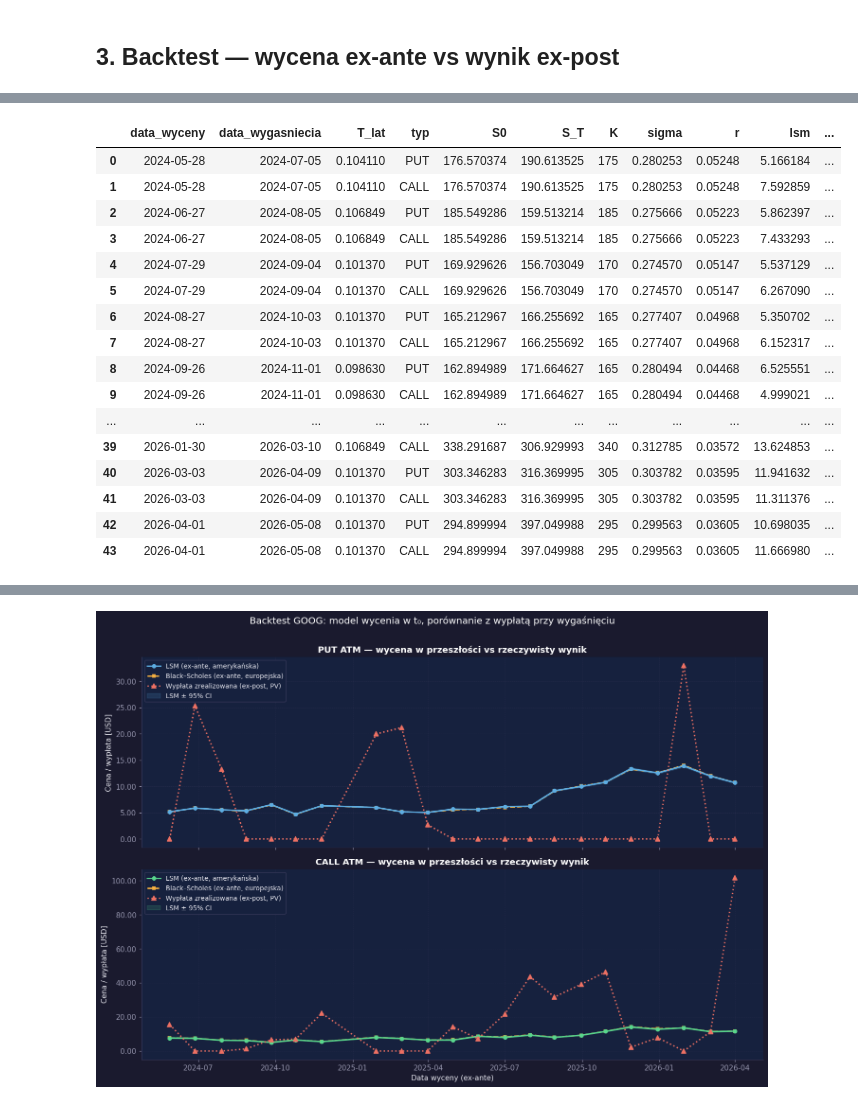
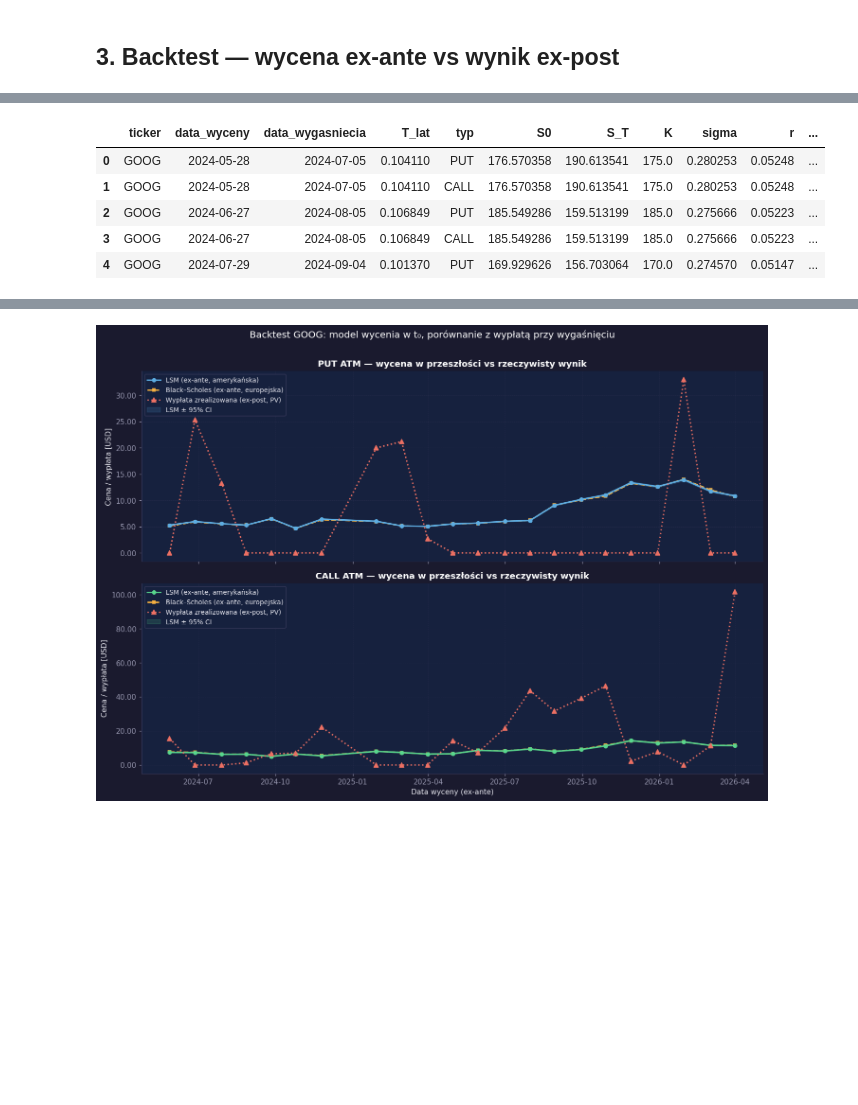
Before and after one commit to michalmarchwiak/MDP, a Jupyter notebook: lsm_goog_options.ipynb, the cells around one changed output, grey strips where cells are left out. Cells and saved outputs as stored; diff of their text form; code cells hidden in the pictures; blank space fills up the shorter version.

Commit message:
plik do prezentacji, zawiera porownanie symulacji korzystajac z LS do wyceny opcji z cenami historycznymi pobranymi przez yfinance wraz z wykresami porownujacymi uzyskane wyniki z historycznymi

```diff
--- a/lsm_goog_options.ipynb
+++ b/lsm_goog_options.ipynb
@@ -220,17 +252,28 @@ def wypłata_zrealizowana(S_T: float, K: float, typ: str) -> float:
     return max(K - S_T, 0.0) if typ == "put" else max(S_T - K, 0.0)
 
 
-def atm_strike(S0: float, krok: float = 5.0) -> float:
-    return round(S0 / krok) * krok
+def krok_strike(S0: float) -> float:
+    """Dobiera krok strike w zależności od ceny akcji."""
+    if S0 < 25:
+        return 1.0
+    if S0 < 100:
+        return 2.5
+    return 5.0
+
+
+def atm_strike(S0: float) -> float:
+    step = krok_strike(S0)
+    return round(S0 / step) * step
 # %% [markdown]
 ## 3. Backtest — wycena ex-ante vs wynik ex-post
 # %%
 def uruchom_backtest(
+    ticker: str,
     spot: pd.DataFrame,
     irx: pd.DataFrame,
     scenariusze: list,
     typy: list[str] = ("put", "call"),
-    strikes_wzgl: list[float] = (0.0,),  # 0 = ATM, -0.05 = 5% OTM put
+    strikes_wzgl: list[float] = (0.0,),
 ) -> pd.DataFrame:
     """
     Dla każdego scenariusza wycenia opcję w t₀ (tylko dane do t₀)
@@ -247,20 +290,22 @@ def uruchom_backtest(
         if np.isnan(sigma) or sigma <= 0:
             continue
 
+        step = krok_strike(S0)
         for offset in strikes_wzgl:
-            K_base = atm_strike(S0)
-            K = K_base * (1 + offset)
-            K = round(K / 5) * 5
+            K = atm_strike(S0 * (1 + offset))
+            K = round(K / step) * step
 
             for typ in typy:
+                seed = RNG_SEED + hash(ticker) % 10_000 + idx * 10 + int(offset * 100)
                 lsm, lsm_se = lsm_longstaff_schwartz(
-                    S0, K, r, sigma, T, typ=typ, seed=RNG_SEED + idx * 10 + int(offset * 100)
+                    S0, K, r, sigma, T, typ=typ, seed=seed
                 )
                 bs = bs_european(S0, K, r, sigma, T, typ=typ)
                 payoff = wypłata_zrealizowana(S_T, K, typ)
                 payoff_pv = np.exp(-r * T) * payoff
 
                 rows.append({
+                    "ticker": ticker,
                     "data_wyceny": t0.date(),
                     "data_wygasniecia": t_exp.date(),
                     "T_lat": T,
@@ -273,19 +318,43 @@ def uruchom_backtest(
                     "lsm": lsm,
                     "lsm_se": lsm_se,
                     "bs": bs,
+                    "lsm_minus_bs": lsm - bs,
                     "premia_amerykanska": lsm - bs,
                     "wypłata_rzeczywista": payoff,
                     "wypłata_zdyskontowana": payoff_pv,
                     "blad_lsm": lsm - payoff_pv,
                     "blad_bs": bs - payoff_pv,
-                    "blad_lsm_pct": (lsm - payoff_pv) / max(payoff_pv, 0.01) * 100 if payoff_pv > 0.01 else np.nan,
                 })
 
     return pd.DataFrame(rows)
 
 
-print("Uruchamianie backtestu (ATM put + call)...")
-wyniki = uruchom_backtest(spot_hist, irx_hist, scenariusze)
-print(f"Gotowe: {len(wyniki)} wierszy, {wyniki['data_wyceny'].nunique()} dat wyceny")
-wyniki
+def backtest_wszystkie_tickery(
+    tickers: list[str],
+    spot_cache: dict[str, pd.DataFrame],
+    irx: pd.DataFrame,
+) -> pd.DataFrame:
+    """Uruchamia backtest dla każdego tickera i łączy wyniki."""
+    ramki = []
+    for ticker in tickers:
+        if ticker not in spot_cache:
+            print(f"  {ticker}: pominięty (brak danych)")
+            continue
+        spot = spot_cache[ticker]
+        scen = generuj_scenariusze(spot)
+        if not scen:
+            print(f"  {ticker}: pominięty (brak scenariuszy)")
+            continue
+        print(f"  {ticker}: {len(scen)} scenariuszy × 2 typy opcji...")
+        df = uruchom_backtest(ticker, spot, irx, scen)
+        ramki.append(df)
+        print(f"           → {len(df)} wierszy")
+    return pd.concat(ramki, ignore_index=True) if ramki else pd.DataFrame()
+
+
+print("Uruchamianie backtestu dla wszystkich spółek...")
+wyniki_all = backtest_wszystkie_tickery(TICKERS, spot_cache, irx_hist)
+wyniki = wyniki_all[wyniki_all["ticker"] == TICKER].copy()
+print(f"\nRazem: {len(wyniki_all)} wierszy  |  {TICKER}: {len(wyniki)} wierszy")
+wyniki_all.head()
 # %% [output]
@@ -294,19 +380,8 @@ Gotowe: 44 wierszy, 22 dat wyceny
-|  | data_wyceny | data_wygasniecia | T_lat | typ | S0 | S_T | K | sigma | r | lsm | ... |
-| 0 | 2024-05-28 | 2024-07-05 | 0.104110 | PUT | 176.570374 | 190.613525 | 175 | 0.280253 | 0.05248 | 5.166184 | ... |
-| 1 | 2024-05-28 | 2024-07-05 | 0.104110 | CALL | 176.570374 | 190.613525 | 175 | 0.280253 | 0.05248 | 7.592859 | ... |
-| 2 | 2024-06-27 | 2024-08-05 | 0.106849 | PUT | 185.549286 | 159.513214 | 185 | 0.275666 | 0.05223 | 5.862397 | ... |
-| 3 | 2024-06-27 | 2024-08-05 | 0.106849 | CALL | 185.549286 | 159.513214 | 185 | 0.275666 | 0.05223 | 7.433293 | ... |
-| 4 | 2024-07-29 | 2024-09-04 | 0.101370 | PUT | 169.929626 | 156.703049 | 170 | 0.274570 | 0.05147 | 5.537129 | ... |
-| 5 | 2024-07-29 | 2024-09-04 | 0.101370 | CALL | 169.929626 | 156.703049 | 170 | 0.274570 | 0.05147 | 6.267090 | ... |
-| 6 | 2024-08-27 | 2024-10-03 | 0.101370 | PUT | 165.212967 | 166.255692 | 165 | 0.277407 | 0.04968 | 5.350702 | ... |
-| 7 | 2024-08-27 | 2024-10-03 | 0.101370 | CALL | 165.212967 | 166.255692 | 165 | 0.277407 | 0.04968 | 6.152317 | ... |
-| 8 | 2024-09-26 | 2024-11-01 | 0.098630 | PUT | 162.894989 | 171.664627 | 165 | 0.280494 | 0.04468 | 6.525551 | ... |
-| 9 | 2024-09-26 | 2024-11-01 | 0.098630 | CALL | 162.894989 | 171.664627 | 165 | 0.280494 | 0.04468 | 4.999021 | ... |
-| ... | ... | ... | ... | ... | ... | ... | ... | ... | ... | ... | ... |
-| 39 | 2026-01-30 | 2026-03-10 | 0.106849 | CALL | 338.291687 | 306.929993 | 340 | 0.312785 | 0.03572 | 13.624853 | ... |
-| 40 | 2026-03-03 | 2026-04-09 | 0.101370 | PUT | 303.346283 | 316.369995 | 305 | 0.303782 | 0.03595 | 11.941632 | ... |
-| 41 | 2026-03-03 | 2026-04-09 | 0.101370 | CALL | 303.346283 | 316.369995 | 305 | 0.303782 | 0.03595 | 11.311376 | ... |
-| 42 | 2026-04-01 | 2026-05-08 | 0.101370 | PUT | 294.899994 | 397.049988 | 295 | 0.299563 | 0.03605 | 10.698035 | ... |
-| 43 | 2026-04-01 | 2026-05-08 | 0.101370 | CALL | 294.899994 | 397.049988 | 295 | 0.299563 | 0.03605 | 11.666980 | ... |
+|  | ticker | data_wyceny | data_wygasniecia | T_lat | typ | S0 | S_T | K | sigma | r | ... |
+| 0 | GOOG | 2024-05-28 | 2024-07-05 | 0.104110 | PUT | 176.570358 | 190.613541 | 175.0 | 0.280253 | 0.05248 | ... |
+| 1 | GOOG | 2024-05-28 | 2024-07-05 | 0.104110 | CALL | 176.570358 | 190.613541 | 175.0 | 0.280253 | 0.05248 | ... |
+| 2 | GOOG | 2024-06-27 | 2024-08-05 | 0.106849 | PUT | 185.549286 | 159.513199 | 185.0 | 0.275666 | 0.05223 | ... |
+| 3 | GOOG | 2024-06-27 | 2024-08-05 | 0.106849 | CALL | 185.549286 | 159.513199 | 185.0 | 0.275666 | 0.05223 | ... |
+| 4 | GOOG | 2024-07-29 | 2024-09-04 | 0.101370 | PUT | 169.929626 | 156.703064 | 170.0 | 0.274570 | 0.05147 | ... |
 # %%
 fmt = [
```
Also changed, not shown: parts of 13 cells of this notebook.
